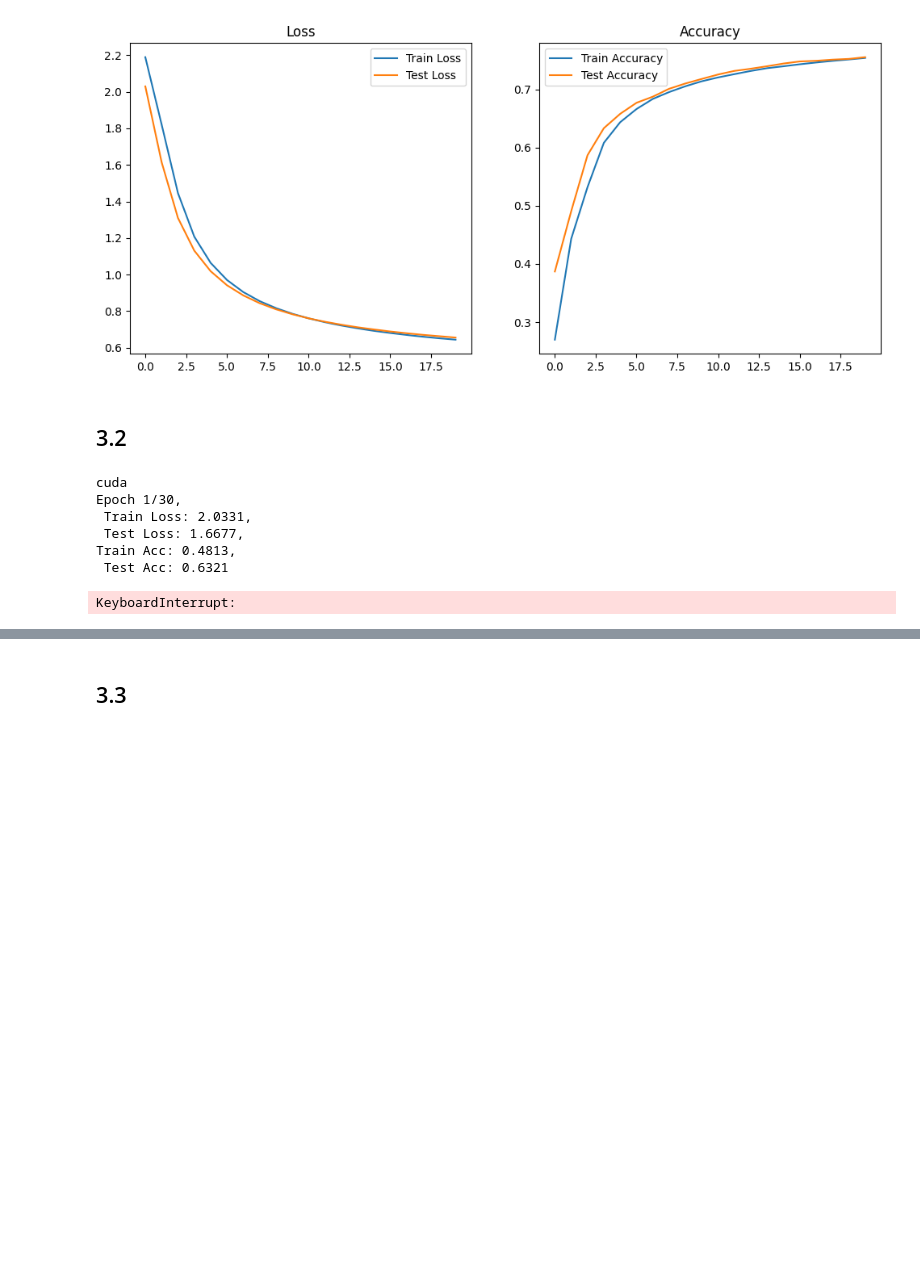
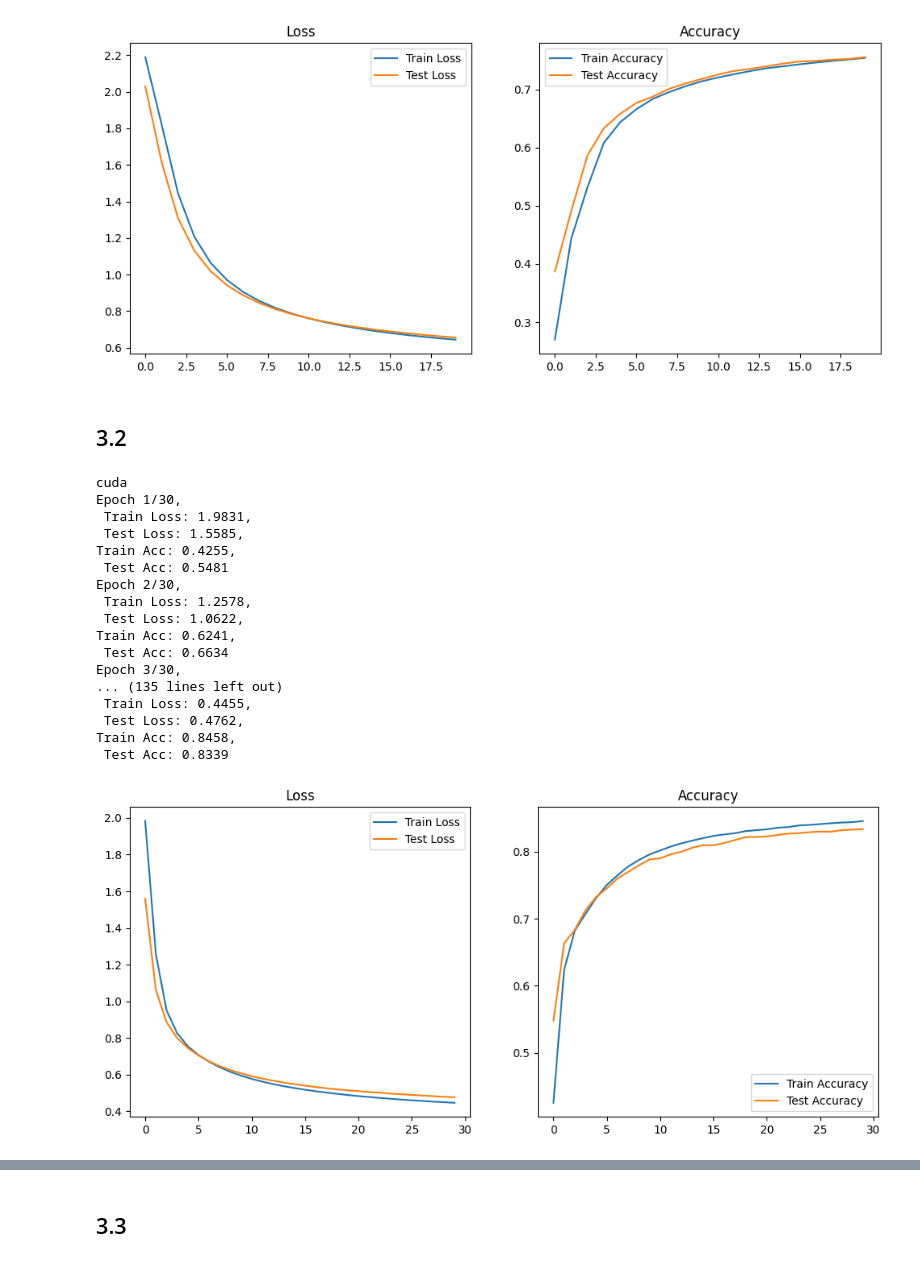
Before and after one commit to Vulturul2k/ML_project, a Jupyter notebook: fashion2.ipynb, the cells around one changed output, grey strips where cells are left out. Drawn from its saved outputs; the diff is of its cells as text; code cells hidden in the pictures; blank space fills up the shorter version.

```diff
--- a/fashion2.ipynb
+++ b/fashion2.ipynb
@@ -153,7 +153,7 @@ def train_model(model, train_loader, test_loader, num_epochs=20, lr=0.00001, opt
         print(f"Epoch {epoch+1}/{num_epochs},\n Train Loss: {train_losses[-1]:.4f},\n Test Loss: {test_losses[-1]:.4f}, "
               f"\nTrain Acc: {train_accuracies[-1]:.4f},\n Test Acc: {test_accuracies[-1]:.4f}")
 
-    return train_losses, test_losses, train_accuracies, test_accuracies
+    return train_losses, test_losses, train_accuracies, test_accuracies, device
 # %%
 
 x_train_tensor = torch.Tensor(x_train_final)
@@ -329,32 +287,43 @@ hidden_sizes = 100
 # %%
 
 output_size = 10
 
 model = MLP(input_size, hidden_sizes, output_size)
-train_losses, test_losses, train_accuracies, test_accuracies = train_model(model, train_loader, test_loader, num_epochs=30, lr=0.00001)
+train_losses, test_losses, train_accuracies, test_accuracies, device = train_model(model, train_loader, test_loader, num_epochs=30, lr=0.00001)
 
 
 # Curbele de pierdere
 plt.figure(figsize=(12, 5))
 plt.subplot(1, 2, 1)
 plt.plot(train_losses, label='Train Loss')
 plt.plot(test_losses, label='Test Loss')
 plt.title('Loss')
 plt.legend()
 
 # Curbele de acuratețe
 plt.subplot(1, 2, 2)
 plt.plot(train_accuracies, label='Train Accuracy')
 plt.plot(test_accuracies, label='Test Accuracy')
 plt.title('Accuracy')
 plt.legend()
 
 plt.show()
 # %% [output]
 cuda
 Epoch 1/30,
- Train Loss: 2.0331,
- Test Loss: 1.6677,
-Train Acc: 0.4813,
- Test Acc: 0.6321
+ Train Loss: 1.9831,
+ Test Loss: 1.5585,
+Train Acc: 0.4255,
+ Test Acc: 0.5481
+Epoch 2/30,
+ Train Loss: 1.2578,
+ Test Loss: 1.0622,
+Train Acc: 0.6241,
+ Test Acc: 0.6634
+Epoch 3/30,
+... (135 lines left out)
+ Train Loss: 0.4455,
+ Test Loss: 0.4762,
+Train Acc: 0.8458,
+ Test Acc: 0.8339
-KeyboardInterrupt:
+[figure, added]
```
Also changed, not shown: parts of 9 cells of this notebook, 3 other files.
